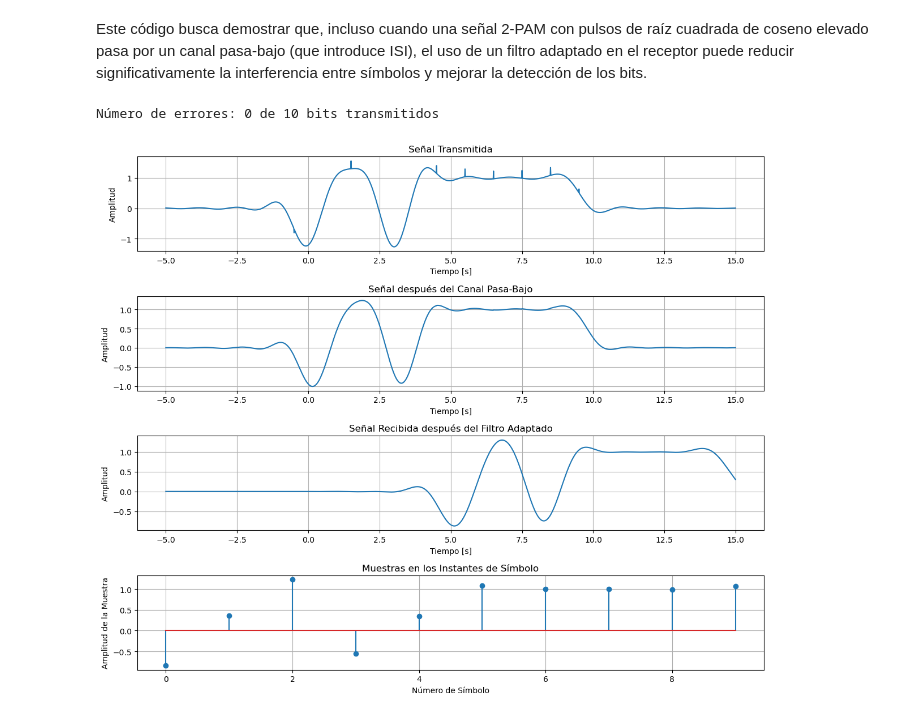
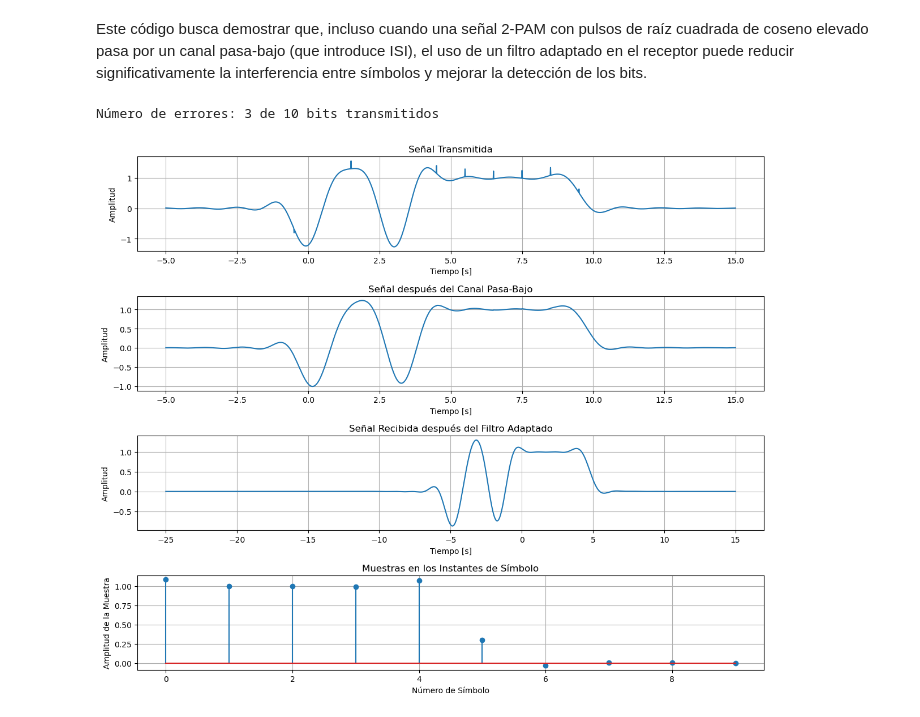
Before and after one commit to jjagerezjimenez/scd_2024-proyecto_5, a Jupyter notebook: test_p5.ipynb, the cells around one changed output. Cells and saved outputs as stored; diff of their text form; code cells hidden in the pictures.

Commit message:
agrego retardos, problema con tiempos(ver convolu)

```diff
--- a/test_p5.ipynb
+++ b/test_p5.ipynb
@@ -590,24 +610,39 @@ alpha_channel = dt / (RC + dt)
 b_channel = [alpha_channel]
 a_channel = [1, alpha_channel - 1]
 
+# Obtener la respuesta al impulso del canal
+impulse = np.zeros_like(s_t)
+impulse[len(t)//2] = 1  # Impulso en el centro
+h_channel = lfilter(b_channel, a_channel, impulse)
+
 # Filtrado de la señal por el canal
 s_channel = lfilter(b_channel, a_channel, s_t)
 
 # Filtro adaptado (misma respuesta al impulso invertida en el tiempo)
 h_t = p_t[::-1]
+
 # Convolución de la señal filtrada por el canal con el filtro adaptado
-r_t = np.convolve(s_channel, h_t, mode='same') / fs  # Normalización por fs
+r_t = np.convolve(s_channel, h_t, mode='full') / fs  # Normalización por fs
+
+# Cálculo del retardo total (canal + filtro adaptado)
+delay_channel = (len(h_channel) - 1) // 2
+delay_filter = (len(h_t) - 1) // 2
+total_delay = delay_channel + delay_filter
+
+# Nuevo vector de tiempo para la señal recibida
+t_r = np.arange(len(r_t)) / fs - 5*T - total_delay / fs
 
 # Muestreo y Decisión
-sampling_times = np.array([i*T for i in range(N_bits)]) * fs + len(t)//2
-sampling_indices = sampling_times.astype(int)
+sampling_times = np.array([i*T for i in range(N_bits)]) + total_delay / fs
+sampling_indices = ((sampling_times + 5*T) * fs).astype(int)
+sampling_indices = sampling_indices[sampling_indices < len(r_t)]  # Ajuste de límites
 samples = r_t[sampling_indices]
 
 # Decisión en el receptor
 detected_bits = np.sign(samples)
 
 # Cálculo de errores
-errors = bits - detected_bits
+errors = bits[:len(samples)] - detected_bits
 num_errors = np.sum(errors != 0)
 
 print(f"Número de errores: {num_errors} de {N_bits} bits transmitidos")
@@ -616,34 +651,34 @@ print(f"Número de errores: {num_errors} de {N_bits} bits transmitidos")
 plt.figure(figsize=(12, 10))
 plt.subplot(4, 1, 1)
 plt.plot(t, s_t)
 plt.title('Señal Transmitida')
 plt.xlabel('Tiempo [s]')
 plt.ylabel('Amplitud')
 plt.grid(True)
 
 plt.subplot(4, 1, 2)
 plt.plot(t, s_channel)
 plt.title('Señal después del Canal Pasa-Bajo')
 plt.xlabel('Tiempo [s]')
 plt.ylabel('Amplitud')
 plt.grid(True)
 
 plt.subplot(4, 1, 3)
-plt.plot(t, r_t)
+plt.plot(t_r, r_t)
 plt.title('Señal Recibida después del Filtro Adaptado')
 plt.xlabel('Tiempo [s]')
 plt.ylabel('Amplitud')
 plt.grid(True)
 
 plt.subplot(4, 1, 4)
-plt.stem(range(N_bits), samples)  # Eliminado use_line_collection=True
+plt.stem(range(len(samples)), samples)
 plt.title('Muestras en los Instantes de Símbolo')
 plt.xlabel('Número de Símbolo')
 plt.ylabel('Amplitud de la Muestra')
 plt.grid(True)
 
 plt.tight_layout()
 plt.show()
 # %% [output]
-Número de errores: 0 de 10 bits transmitidos
+Número de errores: 3 de 10 bits transmitidos
-[figure, old version]
+[figure, new version]
```
Also changed, not shown: parts of 2 cells of this notebook.
